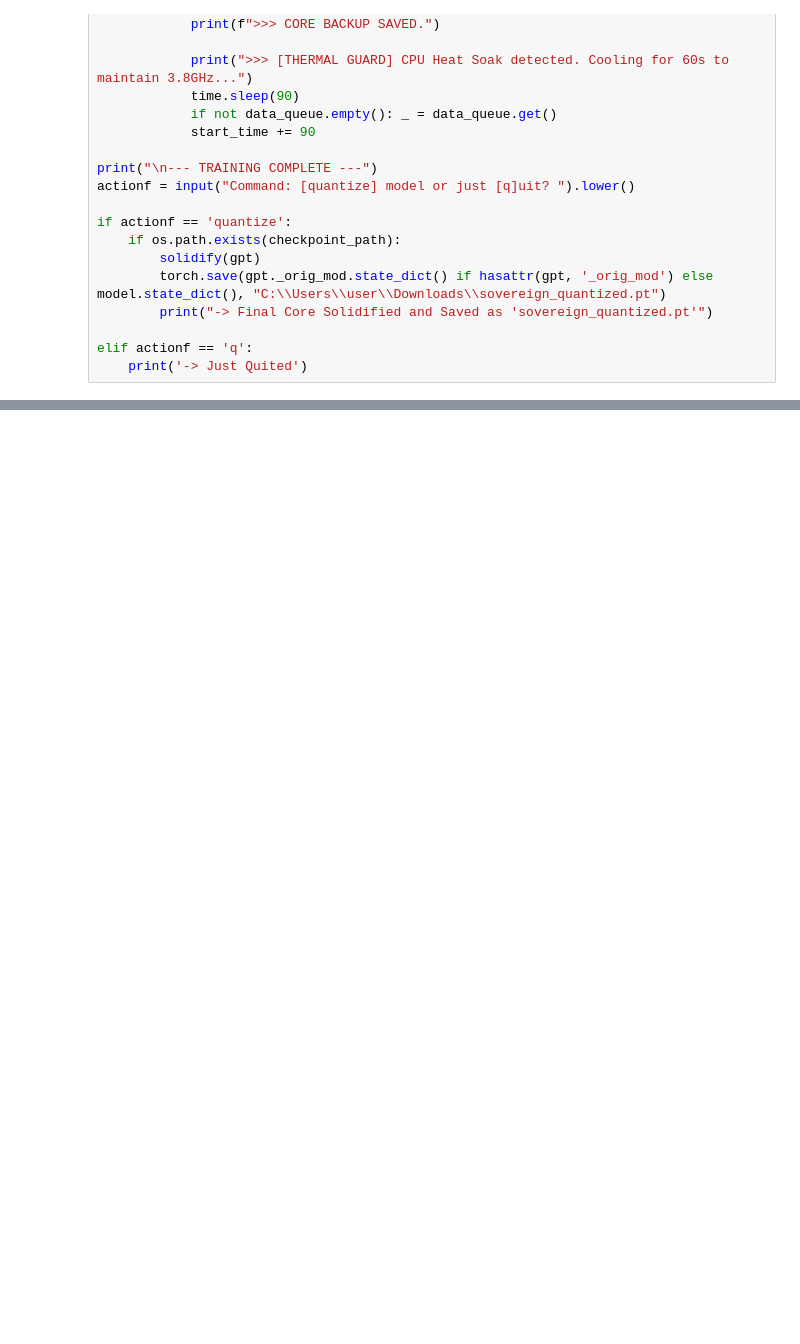
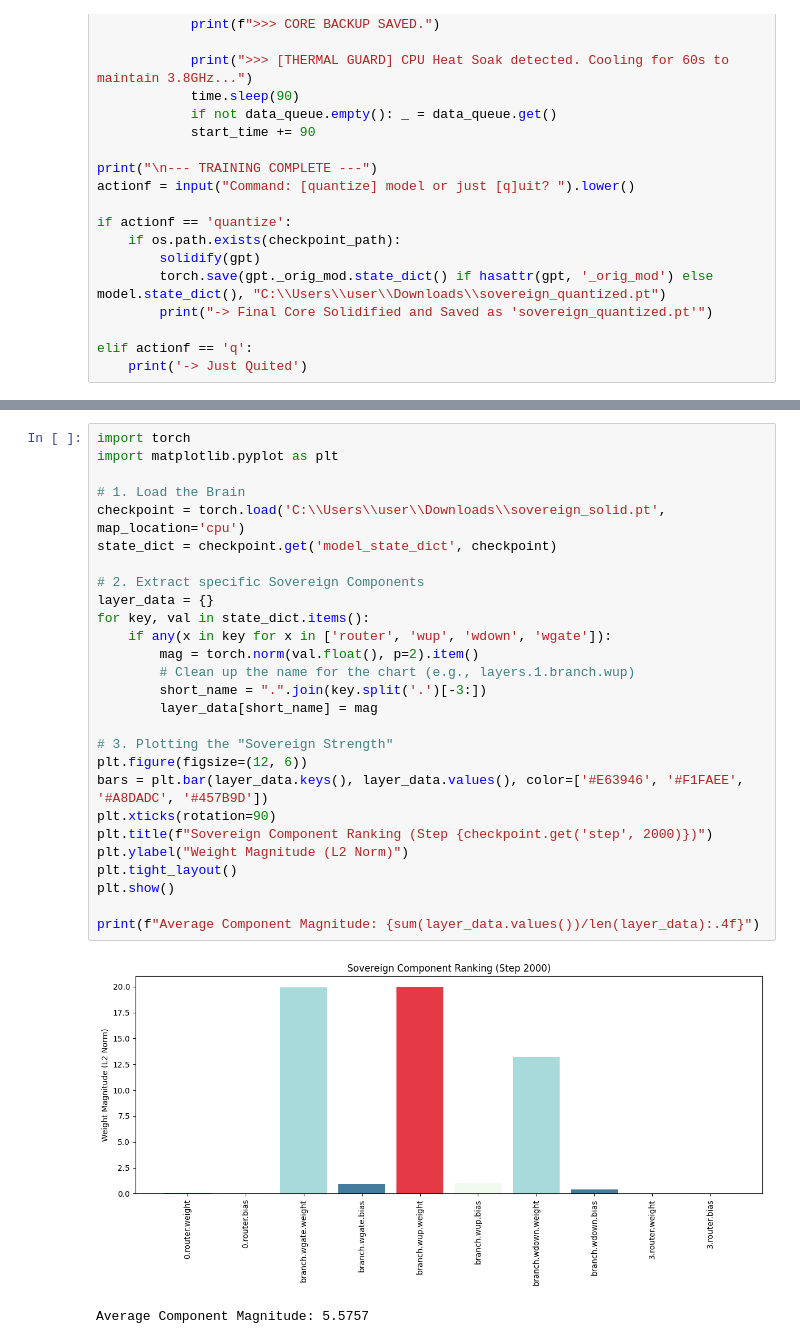
Before and after one commit to erj2231/log, a Jupyter notebook: Code.ipynb, the cells around one changed output, grey strips where cells are left out. Drawn from its saved outputs; the diff is of its cells as text; blank space fills up the shorter version.

Commit message:
so i added 4 blocks where i tried with ai to find router weights and make a graph showing its spreadness

```diff
--- a/Code.ipynb
+++ b/Code.ipynb
@@ -757,0 +895,30 @@ elif actionf == 'q':
+# %%
+import torch
+import matplotlib.pyplot as plt
+
+# 1. Load the Brain
+checkpoint = torch.load('C:\\Users\\user\\Downloads\\sovereign_solid.pt', map_location='cpu')
+state_dict = checkpoint.get('model_state_dict', checkpoint)
+
+# 2. Extract specific Sovereign Components
+layer_data = {}
+for key, val in state_dict.items():
+    if any(x in key for x in ['router', 'wup', 'wdown', 'wgate']):
+        mag = torch.norm(val.float(), p=2).item()
+        # Clean up the name for the chart (e.g., layers.1.branch.wup)
+        short_name = ".".join(key.split('.')[-3:])
+        layer_data[short_name] = mag
+
+# 3. Plotting the "Sovereign Strength"
+plt.figure(figsize=(12, 6))
+bars = plt.bar(layer_data.keys(), layer_data.values(), color=['#E63946', '#F1FAEE', '#A8DADC', '#457B9D'])
+plt.xticks(rotation=90)
+plt.title(f"Sovereign Component Ranking (Step {checkpoint.get('step', 2000)})")
+plt.ylabel("Weight Magnitude (L2 Norm)")
+plt.tight_layout()
+plt.show()
+
+print(f"Average Component Magnitude: {sum(layer_data.values())/len(layer_data):.4f}")
+# %% [output]
+[figure, added]
+Average Component Magnitude: 5.5757
```
Also changed, not shown: parts of 4 cells of this notebook.
